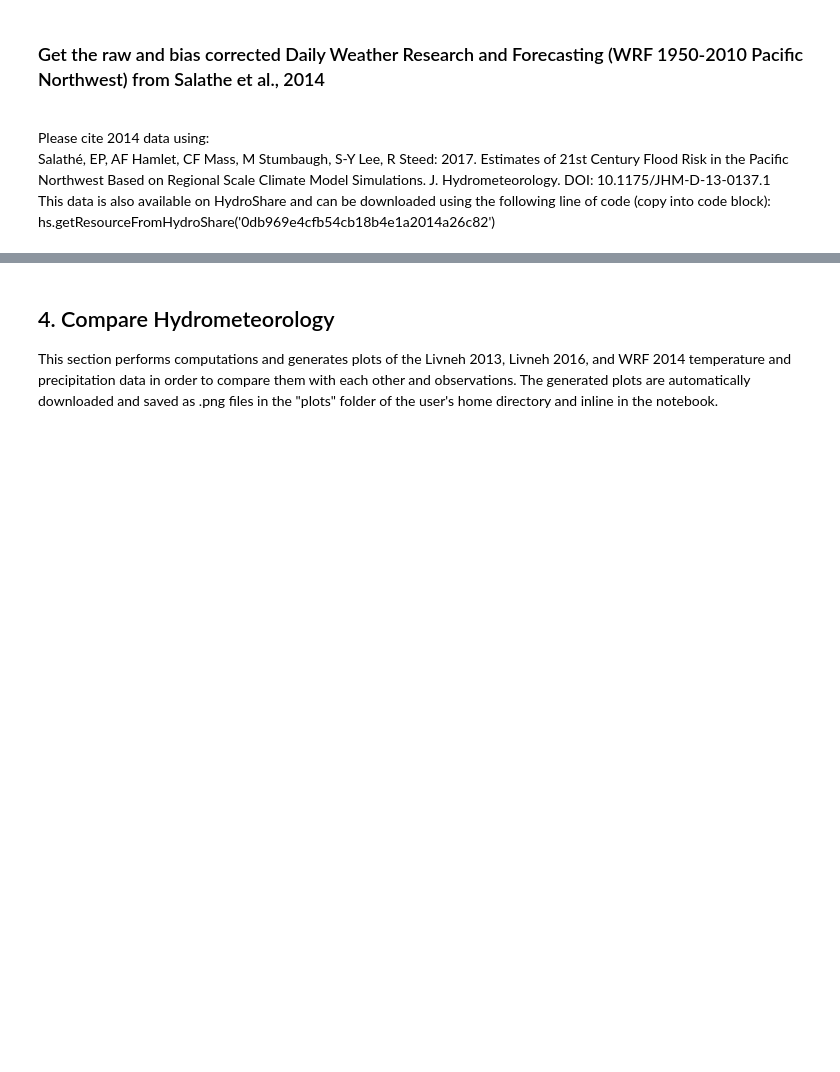
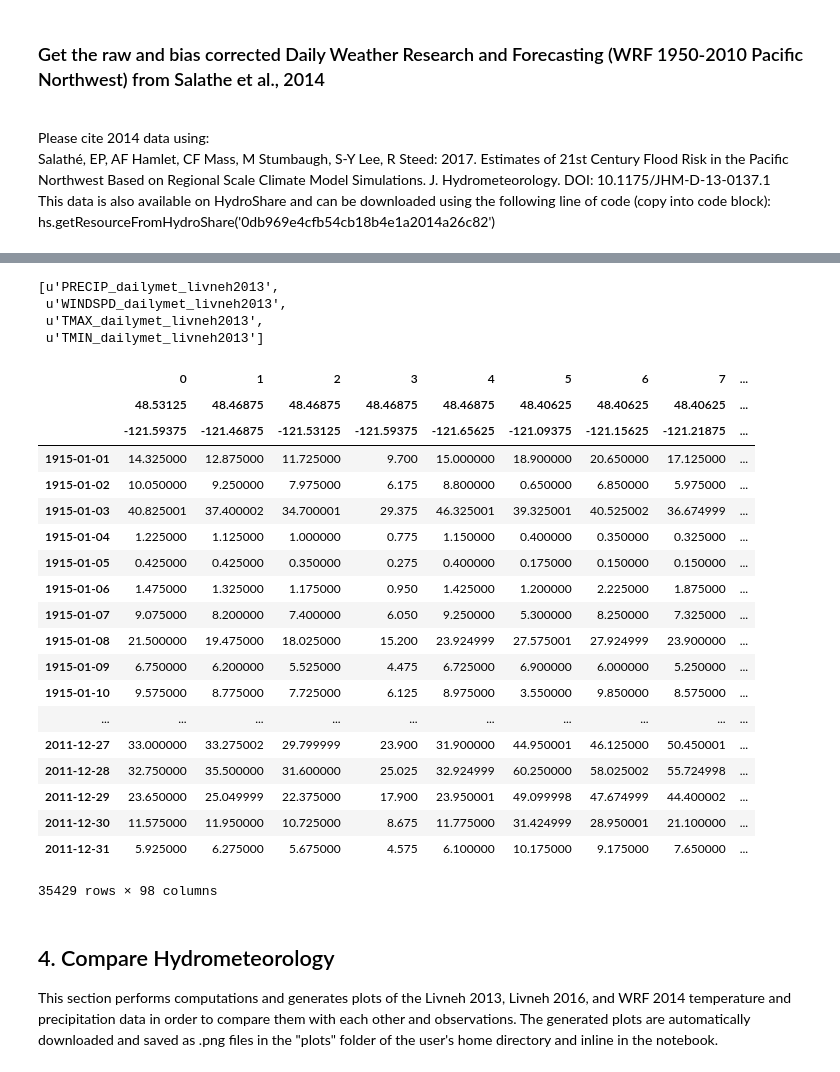
Before and after one commit to ChristinaB/Observatory-Draft, a Jupyter notebook: Observatory_Sauk_TreatGeoSelf.ipynb, the cells around one changed output, grey strips where cells are left out. Saved outputs shown, nothing was run; the diff lists cells and outputs as text; code cells hidden in the pictures; blank space fills up the shorter version.

Commit message:
corrected generateVarTables to output a dictionary using pandas panel

```diff
--- a/Observatory_Sauk_TreatGeoSelf.ipynb
+++ b/Observatory_Sauk_TreatGeoSelf.ipynb
@@ -165 +179,5 @@ metadict['livneh2013_metdaily']
+# %%
+metadict['salathe2014_rawWRFdaily']['delimiter'] = '\t'
+metadict['salathe2014_rawWRFdaily']['freq']='D'
+metadict['salathe2014_rawWRFdaily']['reference'] = "Salathe, EP, AF Hamlet, CF Mass, M Stumbaugh, S-Y Lee, R Steed: 2017. Estimates of 21st Century Flood Risk in the Pacific Northwest Based on Regional Scale Climate Model Simulations.  J. Hydrometeorology. DOI: 10.1175/JHM-D-13-0137.1"
 # %%
@@ -416,3 +352,3 @@ print test
 # %%
 #ogh.renderPointsInShape(shapefile=shapefile, NAmer=NAmer, mappingfile=mappingfile, outfilepath='oghcat_Livneh_Salathe.png')
-tmp, nstations = ogh.mappingfileToDF(mappingfile)
+map_df, nstations = ogh.mappingfileToDF(mappingfile)
@@ -467,0 +454,64 @@ def generateVarTables (listOfDates, dictOfTables, n_stations):
+# %%
+def generateVarTables(file_dict, dataset, metadata):
+    """
+    Slice the files by their common variable
+
+    all_files: (dict) a dictionary of dataframes for each tabular datafile
+    dataset: (str) the name of the dataset
+    metadata (dict) the dictionary that contains the metadata explanations; default is None
+    """
+    # combine the files into a pandas panel
+    panel = pd.Panel.from_dict(all_files)
+
+    # initiate output dictionary
+    df_dict = dict()
+
+    # slice the panel for each variable in list
+    for eachvar in metadata[dataset]['variable_list']:
+        df_dict['_'.join([eachvar, dataset])] = panel.xs(key=eachvar, axis=2)
+
+    return df_dict
+# %%
+# create list of dataframe
+all_files = read_in_all_files(map_df=map_df,
+                              dataset='dailymet_livneh2013',
+                              metadata=metadict,
+                              file_start_date=None,
+                              file_end_date=None,
+                              file_time_step=None,
+                              file_colnames=None,
+                              subset_start_date=None,
+                              subset_end_date=None)
+
+obj = generateVarTables(file_dict=all_files,
+                        dataset='dailymet_livneh2013',
+                        metadata=metadict)
+obj.keys()
+# %% [output]
+[u'PRECIP_dailymet_livneh2013',
+ u'WINDSPD_dailymet_livneh2013',
+ u'TMAX_dailymet_livneh2013',
+ u'TMIN_dailymet_livneh2013']
+# %%
+obj['PRECIP_dailymet_livneh2013']
+# %% [output]
+|  | 0 | 1 | 2 | 3 | 4 | 5 | 6 | 7 | ... |
+|  | 48.53125 | 48.46875 | 48.46875 | 48.46875 | 48.46875 | 48.40625 | 48.40625 | 48.40625 | ... |
+|  | -121.59375 | -121.46875 | -121.53125 | -121.59375 | -121.65625 | -121.09375 | -121.15625 | -121.21875 | ... |
+| 1915-01-01 | 14.325000 | 12.875000 | 11.725000 | 9.700 | 15.000000 | 18.900000 | 20.650000 | 17.125000 | ... |
+| 1915-01-02 | 10.050000 | 9.250000 | 7.975000 | 6.175 | 8.800000 | 0.650000 | 6.850000 | 5.975000 | ... |
+| 1915-01-03 | 40.825001 | 37.400002 | 34.700001 | 29.375 | 46.325001 | 39.325001 | 40.525002 | 36.674999 | ... |
+| 1915-01-04 | 1.225000 | 1.125000 | 1.000000 | 0.775 | 1.150000 | 0.400000 | 0.350000 | 0.325000 | ... |
+| 1915-01-05 | 0.425000 | 0.425000 | 0.350000 | 0.275 | 0.400000 | 0.175000 | 0.150000 | 0.150000 | ... |
+| 1915-01-06 | 1.475000 | 1.325000 | 1.175000 | 0.950 | 1.425000 | 1.200000 | 2.225000 | 1.875000 | ... |
+| 1915-01-07 | 9.075000 | 8.200000 | 7.400000 | 6.050 | 9.250000 | 5.300000 | 8.250000 | 7.325000 | ... |
+| 1915-01-08 | 21.500000 | 19.475000 | 18.025000 | 15.200 | 23.924999 | 27.575001 | 27.924999 | 23.900000 | ... |
+| 1915-01-09 | 6.750000 | 6.200000 | 5.525000 | 4.475 | 6.725000 | 6.900000 | 6.000000 | 5.250000 | ... |
+| 1915-01-10 | 9.575000 | 8.775000 | 7.725000 | 6.125 | 8.975000 | 3.550000 | 9.850000 | 8.575000 | ... |
+| ... | ... | ... | ... | ... | ... | ... | ... | ... | ... |
+| 2011-12-27 | 33.000000 | 33.275002 | 29.799999 | 23.900 | 31.900000 | 44.950001 | 46.125000 | 50.450001 | ... |
+| 2011-12-28 | 32.750000 | 35.500000 | 31.600000 | 25.025 | 32.924999 | 60.250000 | 58.025002 | 55.724998 | ... |
+| 2011-12-29 | 23.650000 | 25.049999 | 22.375000 | 17.900 | 23.950001 | 49.099998 | 47.674999 | 44.400002 | ... |
+| 2011-12-30 | 11.575000 | 11.950000 | 10.725000 | 8.675 | 11.775000 | 31.424999 | 28.950001 | 21.100000 | ... |
+| 2011-12-31 | 5.925000 | 6.275000 | 5.675000 | 4.575 | 6.100000 | 10.175000 | 9.175000 | 7.650000 | ... |
+35429 rows × 98 columns
```
Also changed, not shown: parts of 35 cells of this notebook, 1 other file.
